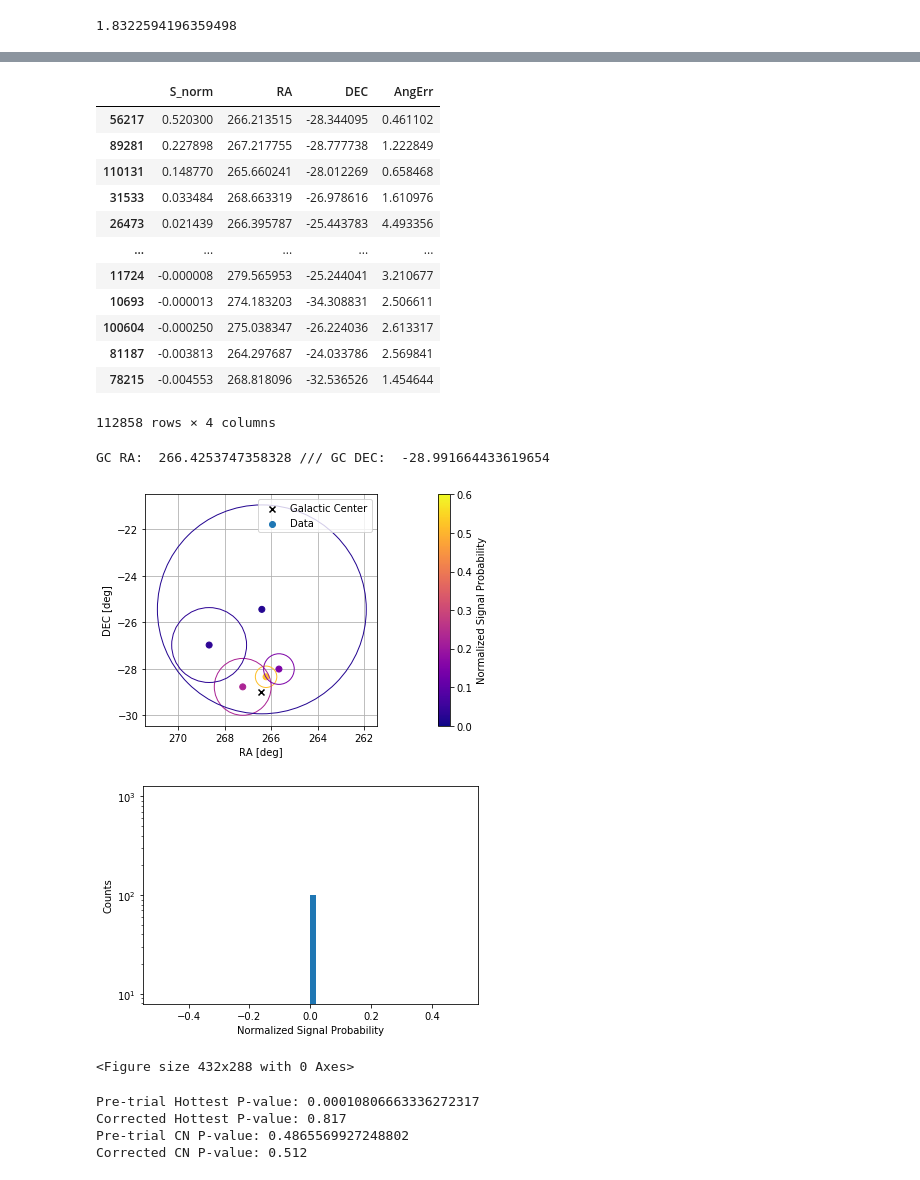
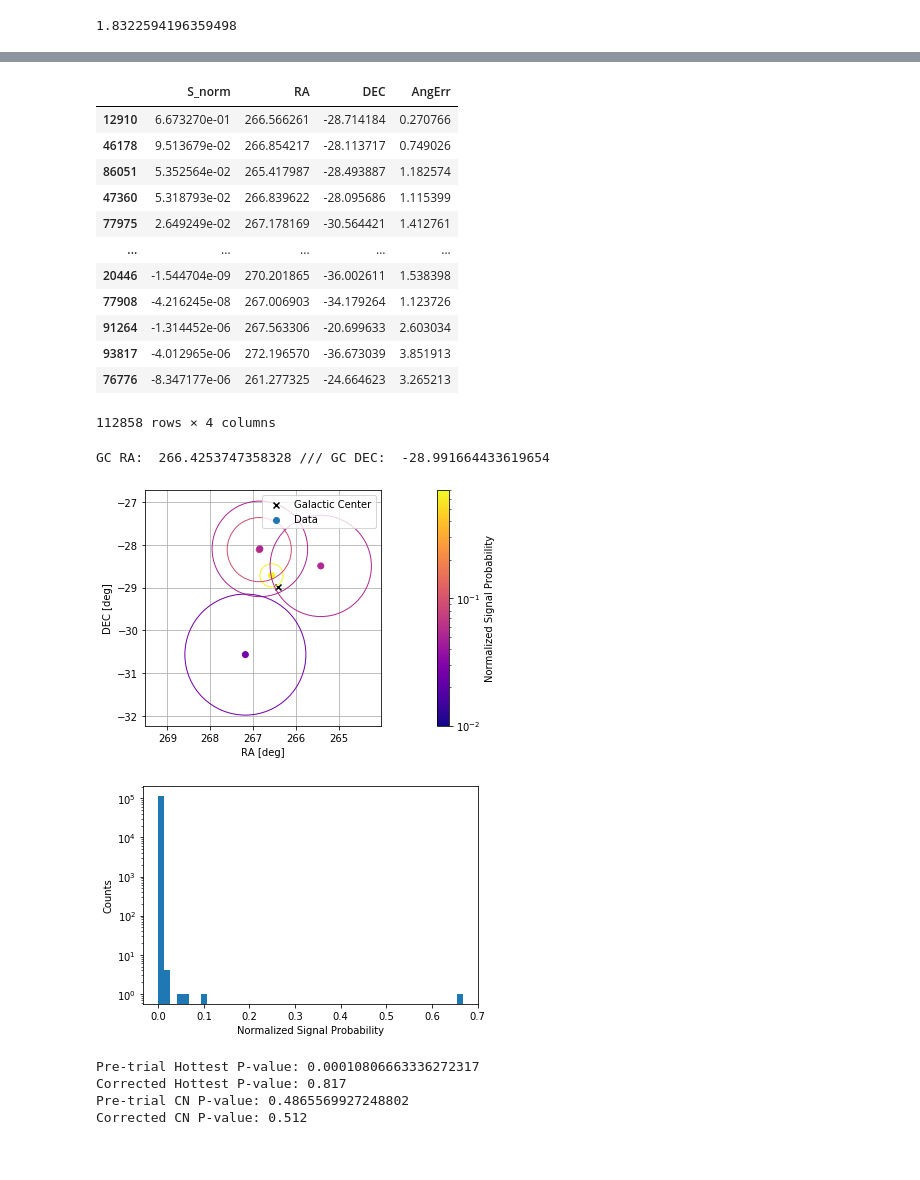
Before and after one commit to MACampana/IceCube_Intro, a Jupyter notebook: IntroAnalyses.ipynb, the cells around one changed output, grey strips where cells are left out. Saved outputs shown, nothing was run; the diff lists cells and outputs as text; code cells hidden in the pictures.

```diff
--- a/IntroAnalyses.ipynb
+++ b/IntroAnalyses.ipynb
@@ -584,17 +585,20 @@ def HistPvalsCountsOneDec(pvals,counts):
 
     plt.show()
 # %%
-def PlotPointsNearSource(event_ras, event_decs, event_errs, signal_weights, target_ra, target_dec, target_name, vmax=0.3):
+def PlotPointsNearSource(event_ras, event_decs, event_errs, signal_weights, target_ra, target_dec, target_name, vmin=0.0, vmax=0.3, log=False):
     #Plot events with error circles, colored by signal distribution value
     #Puts an 'x' at the source point (written for single source point)
     #Takes all angles/errors in degrees, for visualization convenience
-
+    if log:
+        norm = mpcolors.LogNorm()
+    else:
+        norm = mpcolors.Normalize()
     fig, ax = plt.subplots()
 
     plt.scatter(target_ra, target_dec, label=target_name, marker='x', c='k')
-    scat1 = plt.scatter(event_ras, event_decs, label='Data', c=signal_weights, cmap='plasma', vmin=0.0, vmax=vmax)
+    scat1 = plt.scatter(event_ras, event_decs, label='Data', c=signal_weights, norm=norm, cmap='plasma', vmin=vmin, vmax=vmax)
 
-    colors = scat1.to_rgba(signal_weights)
+    use_colors = scat1.to_rgba(signal_weights)
     #print(colors)
 
     patches = []
@@ -602,7 +606,7 @@ def PlotPointsNearSource(event_ras, event_decs, event_errs, signal_weights, targ
         patches.append( Circle( (event_ras[i], event_decs[i]), radius=event_errs[i] ) )
 
 
-    patchCollection = PatchCollection(patches, edgecolors=colors, facecolors='none')
+    patchCollection = PatchCollection(patches, edgecolors=use_colors, norm=norm, facecolors='none')
     ax.add_collection(patchCollection)
 
 
@@ -675,7 +679,7 @@ maxDelDec_choice = np.radians(2.5)
 print(np.degrees(hp.nside2resol(nside_choice)))
 
 #Number of scrambles------------------------------------
-num_trials = 100
+num_trials = 500
 
 #For Crab Nebula------------------------------------------
 cnpix = hp.ang2pix(nside_choice, np.pi/2 - np.radians(22.01), np.radians(83.63))
@@ -686,13 +690,16 @@ sig_count_adjust = True
 
 #***UNBINNED LLH******---------------------------------------
 #GC Coords in radians
-GC_dec = np.array([-0.506])
-GC_ra = np.array([4.650])
+GC_dec = -0.506
+GC_ra = 4.650
 # %% [output]
 1.8322594196359498
 # %%
 #Energy distributions dont change with scrambling of RA
 
 Get_E_dists = Singe_Source_Energy_Dists(MC_trueE, MC_trueDEC, MC_ow, Data_logE, Data_DEC)
-S_e = Get_E_dists.MC_energy_dist()
-B_e = Get_E_dists.data_energy_dist()
+S_e, S_e_func = Get_E_dists.MC_energy_dist()
+B_e, B_e_func = Get_E_dists.data_energy_dist()
+
+#The *_e is a 1D array for each event, using *_func.ev(x,y)
+#The function itself can be called *_func(x,y) to return a 2D array evaluated at each x and y position
@@ -848,47 +904,47 @@ np.min(TS_arr)
 # %%
-#Dataframe for unbinned analysis, Data run
+#Dataframe for unbinned analysis, Data
 unbinned_df = pd.DataFrame(dataS_norm)
 unbinned_df.columns = ['S_norm']
 
-unbinned_df['RA'] = np.degrees(RA_use) #USE Data_RA for DATA -> RA_use currently "blinded"
+unbinned_df['RA'] = np.degrees(RA_1) #USE Data_RA for DATA -> RA_use currently "blinded"
 unbinned_df['DEC'] = np.degrees(Data_DEC)
 unbinned_df['AngErr'] = np.degrees(Data_AngErr)
 
 unbinned_df.sort_values(by='S_norm', ascending=False, inplace=True)
 display(unbinned_df)
 
-print("GC RA: ", np.degrees(GC_ra[0]), "///", "GC DEC: ", np.degrees(GC_dec[0]))
+print("GC RA: ", np.degrees(GC_ra), "///", "GC DEC: ", np.degrees(GC_dec))
 # %% [output]
 |  | S_norm | RA | DEC | AngErr |
-| 56217 | 0.520300 | 266.213515 | -28.344095 | 0.461102 |
-| 89281 | 0.227898 | 267.217755 | -28.777738 | 1.222849 |
-| 110131 | 0.148770 | 265.660241 | -28.012269 | 0.658468 |
-| 31533 | 0.033484 | 268.663319 | -26.978616 | 1.610976 |
-| 26473 | 0.021439 | 266.395787 | -25.443783 | 4.493356 |
+| 12910 | 6.673270e-01 | 266.566261 | -28.714184 | 0.270766 |
+| 46178 | 9.513679e-02 | 266.854217 | -28.113717 | 0.749026 |
+| 86051 | 5.352564e-02 | 265.417987 | -28.493887 | 1.182574 |
+| 47360 | 5.318793e-02 | 266.839622 | -28.095686 | 1.115399 |
+| 77975 | 2.649249e-02 | 267.178169 | -30.564421 | 1.412761 |
 | ... | ... | ... | ... | ... |
-| 11724 | -0.000008 | 279.565953 | -25.244041 | 3.210677 |
-| 10693 | -0.000013 | 274.183203 | -34.308831 | 2.506611 |
-| 100604 | -0.000250 | 275.038347 | -26.224036 | 2.613317 |
-| 81187 | -0.003813 | 264.297687 | -24.033786 | 2.569841 |
-| 78215 | -0.004553 | 268.818096 | -32.536526 | 1.454644 |
+| 20446 | -1.544704e-09 | 270.201865 | -36.002611 | 1.538398 |
+| 77908 | -4.216245e-08 | 267.006903 | -34.179264 | 1.123726 |
+| 91264 | -1.314452e-06 | 267.563306 | -20.699633 | 2.603034 |
+| 93817 | -4.012965e-06 | 272.196570 | -36.673039 | 3.851913 |
+| 76776 | -8.347177e-06 | 261.277325 | -24.664623 | 3.265213 |
 112858 rows × 4 columns
 GC RA:  266.4253747358328 /// GC DEC:  -28.991664433619654
 # %%
 #Plotting nearest events to galactic center
 num_plot = 5 #Number of events to plot
 topRA = unbinned_df.iloc[0:num_plot,1].to_numpy(copy=True)
 topDEC = unbinned_df.iloc[0:num_plot,2].to_numpy(copy=True)
 topERR = unbinned_df.iloc[0:num_plot,3].to_numpy(copy=True)
 topS = unbinned_df.iloc[0:num_plot,0].to_numpy(copy=True)
 
-target_ra = np.degrees(GC_ra[0])
-target_dec = np.degrees(GC_dec[0])
+target_ra = np.degrees(GC_ra)
+target_dec = np.degrees(GC_dec)
 target_name = 'Galactic Center'
-vmax = 0.6
 
-PlotPointsNearSource(topRA, topDEC, topERR, topS, target_ra, target_dec, target_name, vmax=vmax)
+
+PlotPointsNearSource(topRA, topDEC, topERR, topS, target_ra, target_dec, target_name, vmin=0.01, vmax=.7, log=True)
 # %% [output]
-[figure, old version]
+[figure, new version]
 # %%
 plt.hist(dataS_norm,bins=50)
 plt.xlabel('Normalized Signal Probability')
@@ -896,10 +952,8 @@ plt.ylabel('Counts')
 plt.yscale('log')
 
 plt.show()
-plt.clf()
 # %% [output]
-[figure, old version]
+[figure, new version]
-<Figure size 432x288 with 0 Axes>
 # %%
 #Trial Correction for binned pvalues, and Crab Nebula bin--------------
 
```
Also changed, not shown: parts of 12 cells of this notebook.
